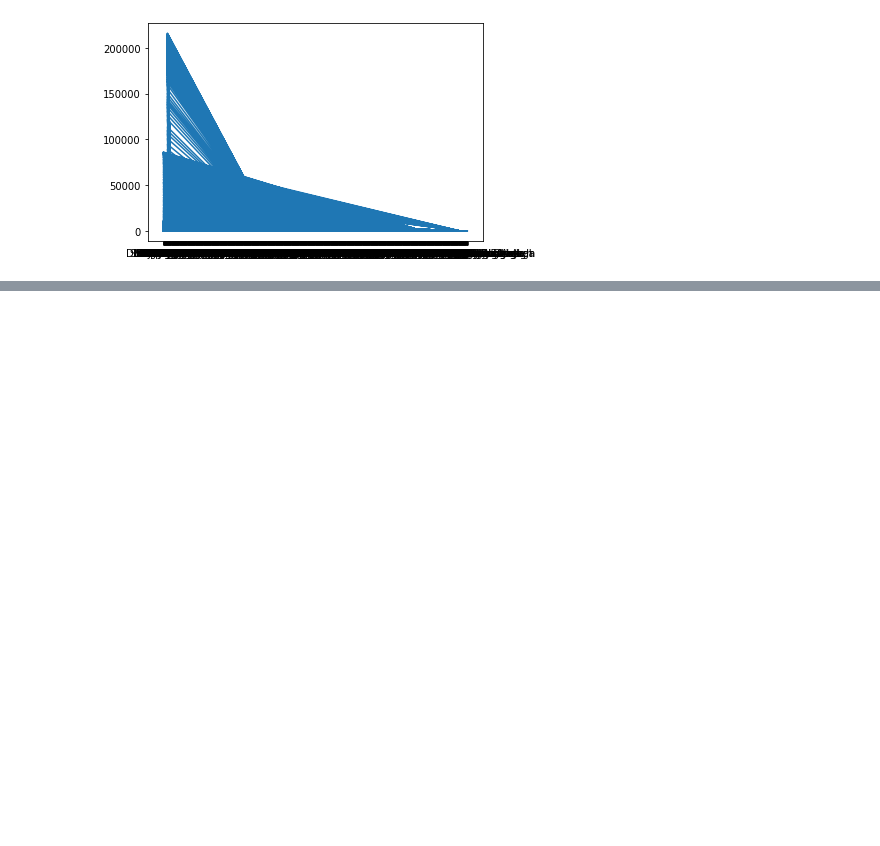
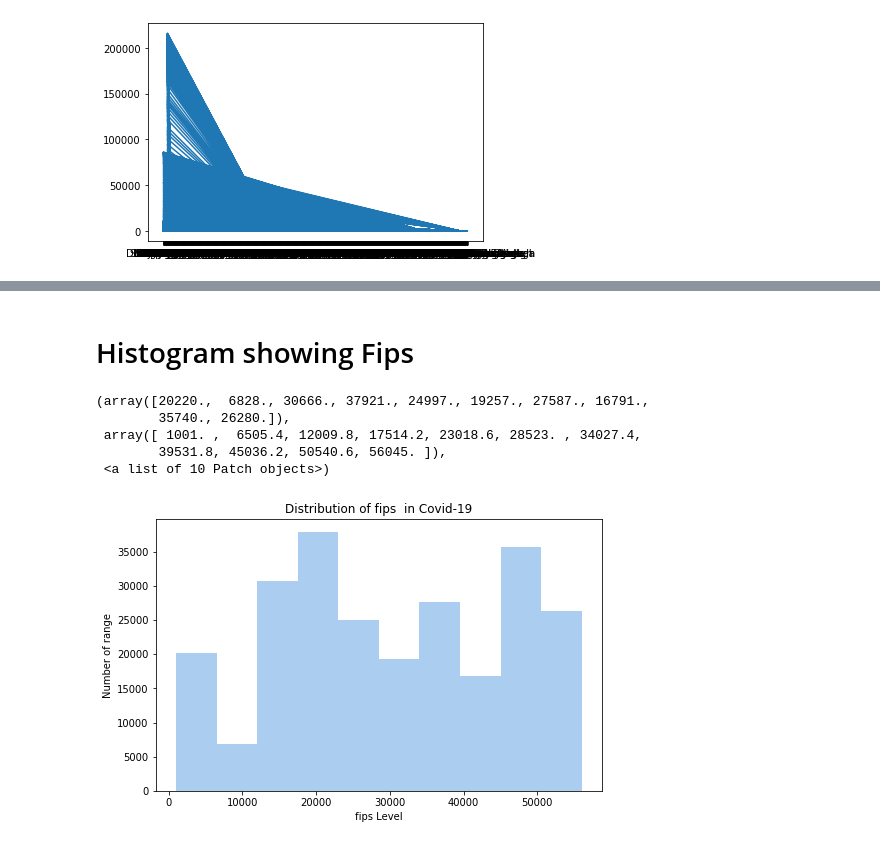
Before and after one commit to rabina48/Data_Visualization_COVID_case_of_USA, a Jupyter notebook: Covid_US.ipynb, the cells around one changed output, grey strips where cells are left out. Drawn from its saved outputs; the diff is of its cells as text; code cells hidden in the pictures; blank space fills up the shorter version.

```diff
--- a/Covid_US.ipynb
+++ b/Covid_US.ipynb
@@ -76,0 +120,18 @@ plt.plot(sample.date,sample.state)
+# %% [markdown]
+# Histogram showing Fips
+# %%
+
+
+plt.figure(figsize=(8,5))
+plt.ylabel('Number of range')
+plt.xlabel('fips Level')
+plt.title('Distribution of fips  in Covid-19')
+
+plt.hist(sample.fips, color='#abcdef')
+# %% [output]
+(array([20220.,  6828., 30666., 37921., 24997., 19257., 27587., 16791.,
+        35740., 26280.]),
+ array([ 1001. ,  6505.4, 12009.8, 17514.2, 23018.6, 28523. , 34027.4,
+        39531.8, 45036.2, 50540.6, 56045. ]),
+ <a list of 10 Patch objects>)
+[figure, added]
```
Also changed, not shown: parts of 9 cells of this notebook.
